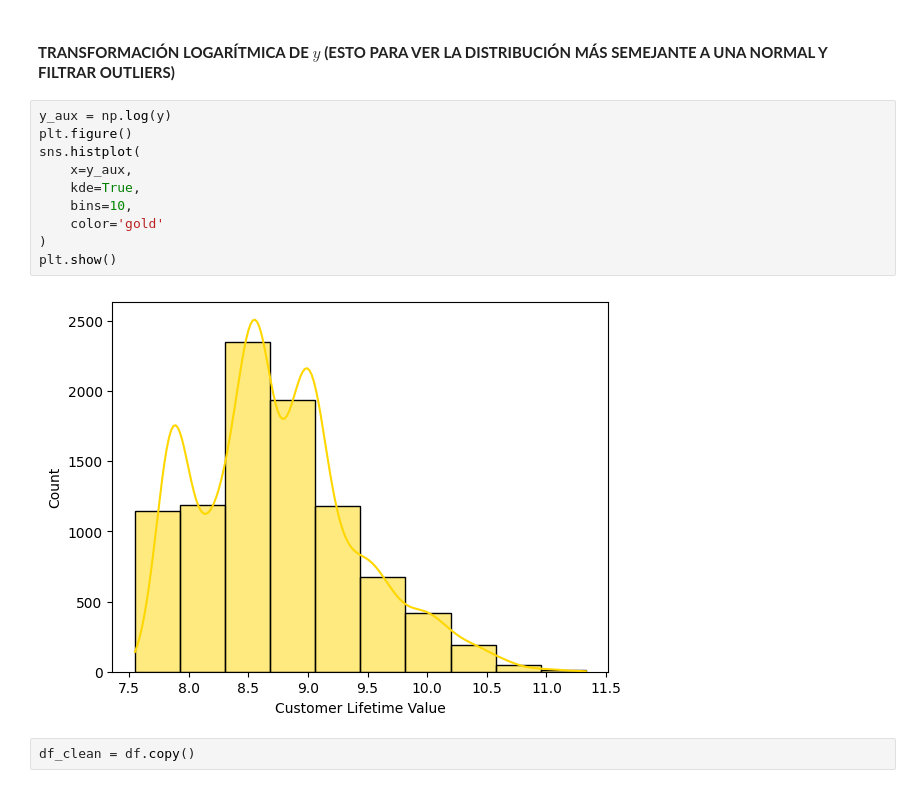
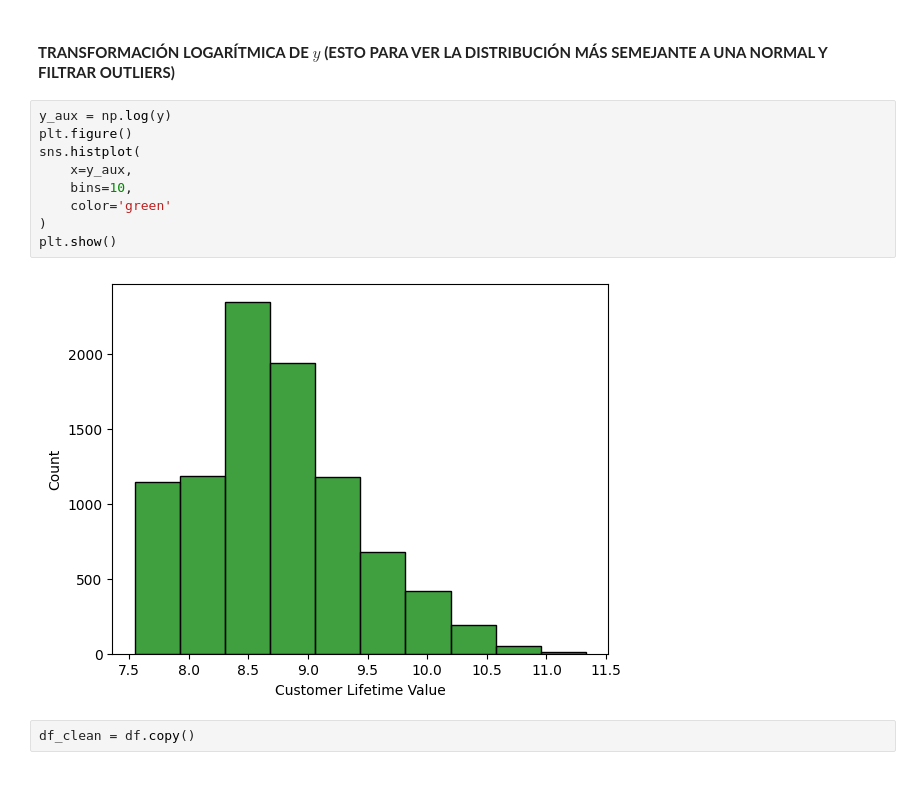
Before and after one commit to gibranchavez13/Prediccion-del-Lifetime-Value-en-Seguros-Automotrices-mediante-Modelos-de-Ensamble, a Jupyter notebook: P3.ipynb, the cells around one changed output. Saved outputs shown, nothing was run; the diff lists cells and outputs as text.

```diff
--- a/P3.ipynb
+++ b/P3.ipynb
@@ -515,15 +514,14 @@ Con base en este resultado, la interacción `Income × Total Claim Amount` puede
 # %%
 y_aux = np.log(y)
 plt.figure()
 sns.histplot(
     x=y_aux,
-    kde=True,
     bins=10,
-    color='gold'
+    color='green'
 )
 plt.show()
 # %% [output]
-[figure, old version]
+[figure, new version]
 # %%
 df_clean = df.copy()
 # %%
```
Also changed, not shown: parts of 28 cells of this notebook.
